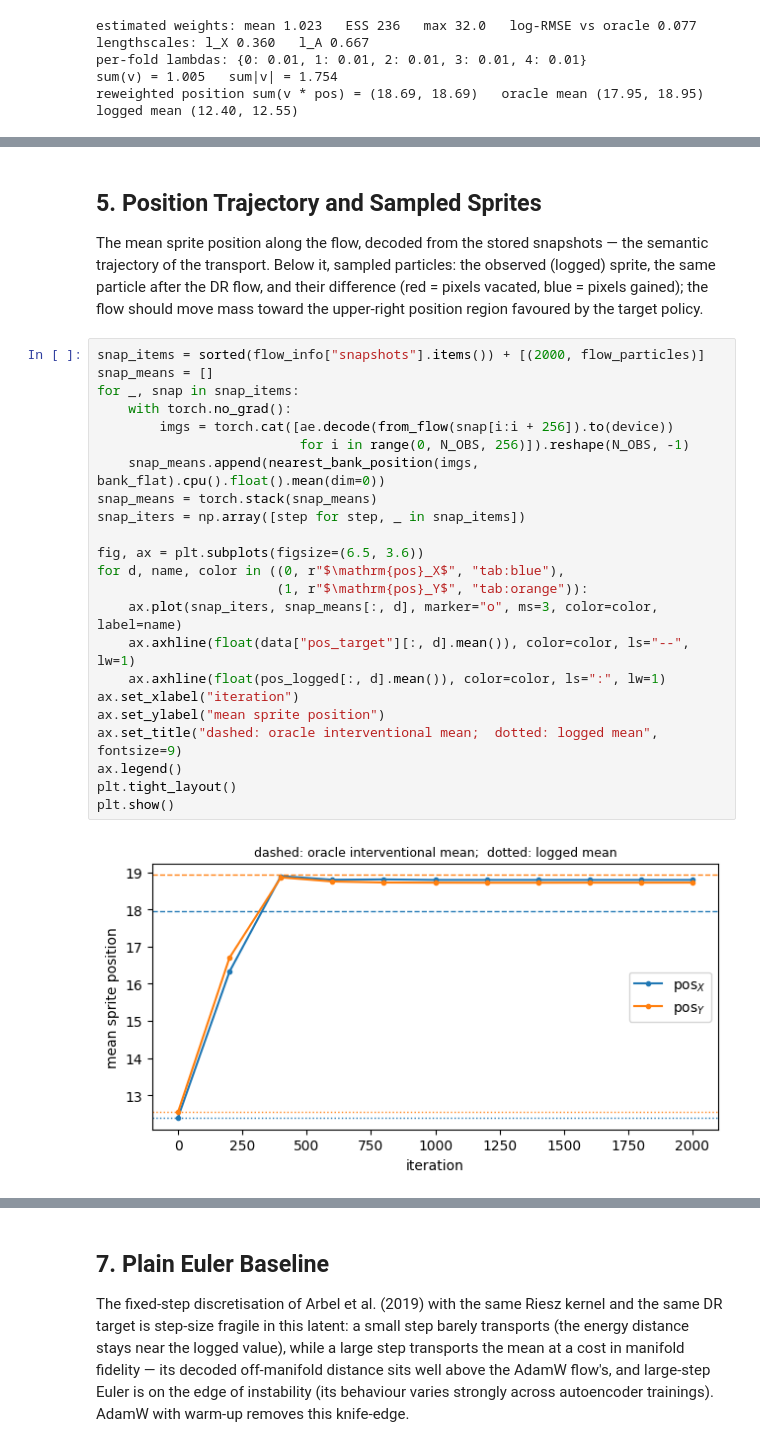
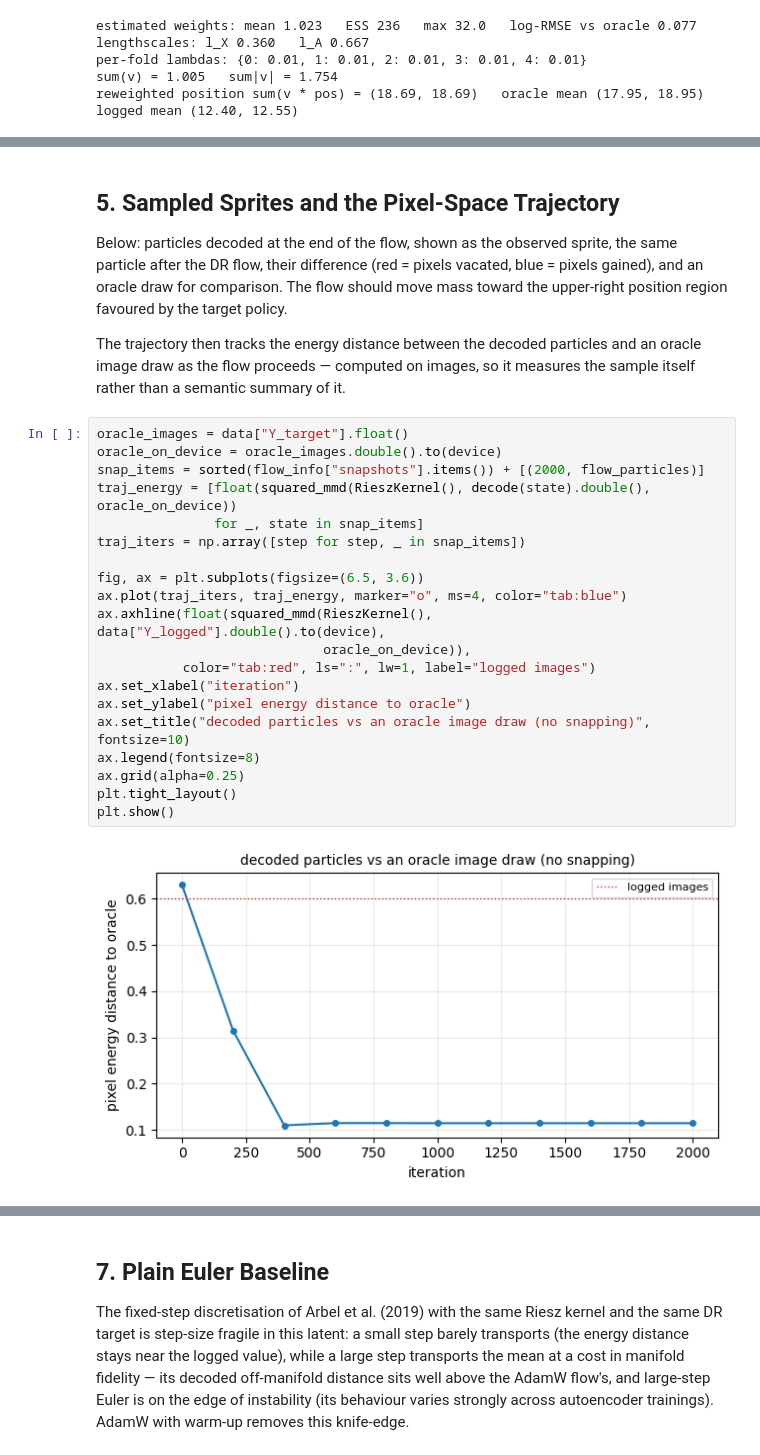
Before and after one commit to BariscanBozkurt/Interventional-MMD-Flow-Sampling, a Jupyter notebook: NotebookExamples/Interventional_MMD_Flow/dSprites_Continuous_Action_CrossFit_DR_Riesz_MMD_Flow_AdamW.ipynb, the cells around one changed output, grey strips where cells are left out. Saved outputs shown, nothing was run; the diff lists cells and outputs as text.

```diff
--- a/NotebookExamples/Interventional_MMD_Flow/dSprites_Continuous_Action_CrossFit_DR_Riesz_MMD_Flow_AdamW.ipynb
+++ b/NotebookExamples/Interventional_MMD_Flow/dSprites_Continuous_Action_CrossFit_DR_Riesz_MMD_Flow_AdamW.ipynb
@@ -299,36 +289,36 @@ position std : init (8.72, 8.78)   flowed (8.76, 8.80)   oracle (8.89, 8.92)
 # %% [markdown]
-## 5. Position Trajectory and Sampled Sprites
+## 5. Sampled Sprites and the Pixel-Space Trajectory
 
-The mean sprite position along the flow, decoded from the stored snapshots — the semantic
-trajectory of the transport. Below it, sampled particles: the observed (logged) sprite,
-the same particle after the DR flow, and their difference (red = pixels vacated, blue =
-pixels gained); the flow should move mass toward the upper-right position region favoured
-by the target policy.
+Below: particles decoded at the end of the flow, shown as the observed sprite, the same
+particle after the DR flow, their difference (red = pixels vacated, blue = pixels gained),
+and an oracle draw for comparison. The flow should move mass toward the upper-right
+position region favoured by the target policy.
+
+The trajectory then tracks the energy distance between the decoded particles and an oracle
+image draw as the flow proceeds — computed on images, so it measures the sample itself
+rather than a semantic summary of it.
 # %%
+oracle_images = data["Y_target"].float()
+oracle_on_device = oracle_images.double().to(device)
 snap_items = sorted(flow_info["snapshots"].items()) + [(2000, flow_particles)]
-snap_means = []
-for _, snap in snap_items:
-    with torch.no_grad():
-        imgs = torch.cat([ae.decode(from_flow(snap[i:i + 256]).to(device))
-                          for i in range(0, N_OBS, 256)]).reshape(N_OBS, -1)
-    snap_means.append(nearest_bank_position(imgs, bank_flat).cpu().float().mean(dim=0))
-snap_means = torch.stack(snap_means)
-snap_iters = np.array([step for step, _ in snap_items])
+traj_energy = [float(squared_mmd(RieszKernel(), decode(state).double(), oracle_on_device))
+               for _, state in snap_items]
+traj_iters = np.array([step for step, _ in snap_items])
 
 fig, ax = plt.subplots(figsize=(6.5, 3.6))
-for d, name, color in ((0, r"$\mathrm{pos}_X$", "tab:blue"),
-                       (1, r"$\mathrm{pos}_Y$", "tab:orange")):
-    ax.plot(snap_iters, snap_means[:, d], marker="o", ms=3, color=color, label=name)
-    ax.axhline(float(data["pos_target"][:, d].mean()), color=color, ls="--", lw=1)
-    ax.axhline(float(pos_logged[:, d].mean()), color=color, ls=":", lw=1)
+ax.plot(traj_iters, traj_energy, marker="o", ms=4, color="tab:blue")
+ax.axhline(float(squared_mmd(RieszKernel(), data["Y_logged"].double().to(device),
+                             oracle_on_device)),
+           color="tab:red", ls=":", lw=1, label="logged images")
 ax.set_xlabel("iteration")
-ax.set_ylabel("mean sprite position")
-ax.set_title("dashed: oracle interventional mean;  dotted: logged mean", fontsize=9)
-ax.legend()
+ax.set_ylabel("pixel energy distance to oracle")
+ax.set_title("decoded particles vs an oracle image draw (no snapping)", fontsize=10)
+ax.legend(fontsize=8)
+ax.grid(alpha=0.25)
 plt.tight_layout()
 plt.show()
 # %% [output]
-[figure, old version]
+[figure, new version]
 # %%
 idx = 87
 with torch.no_grad():
```
Also changed, not shown: parts of 10 cells of this notebook, 9 other files.
